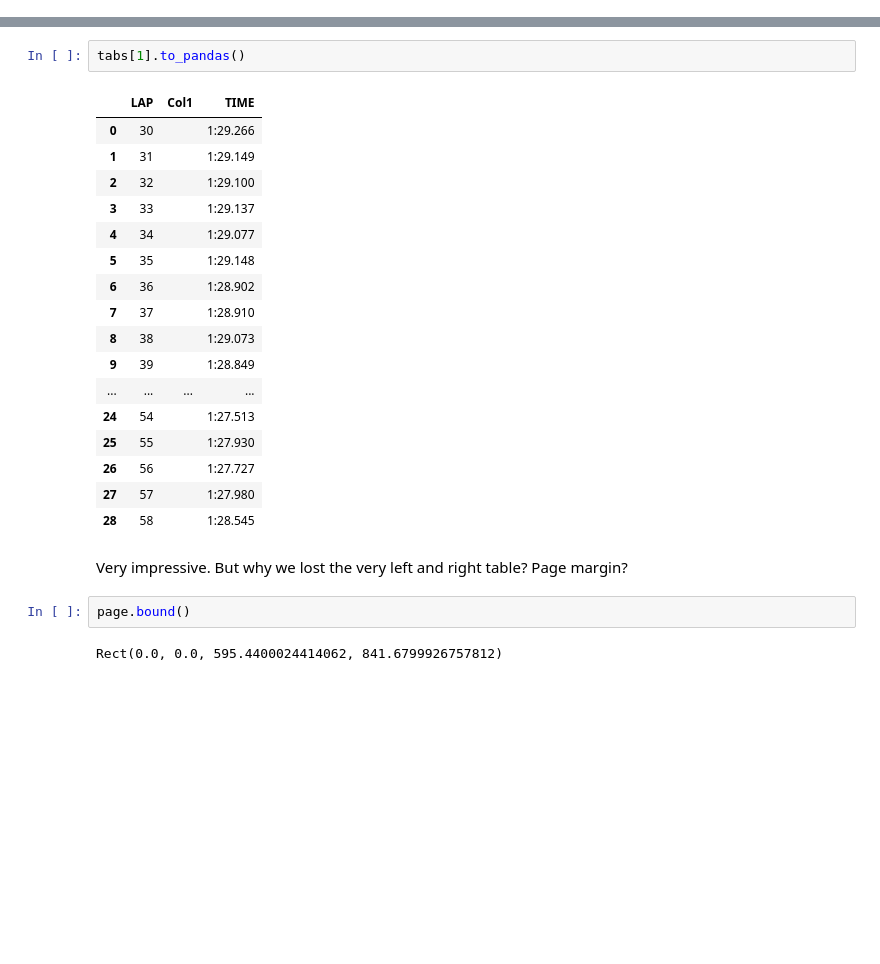
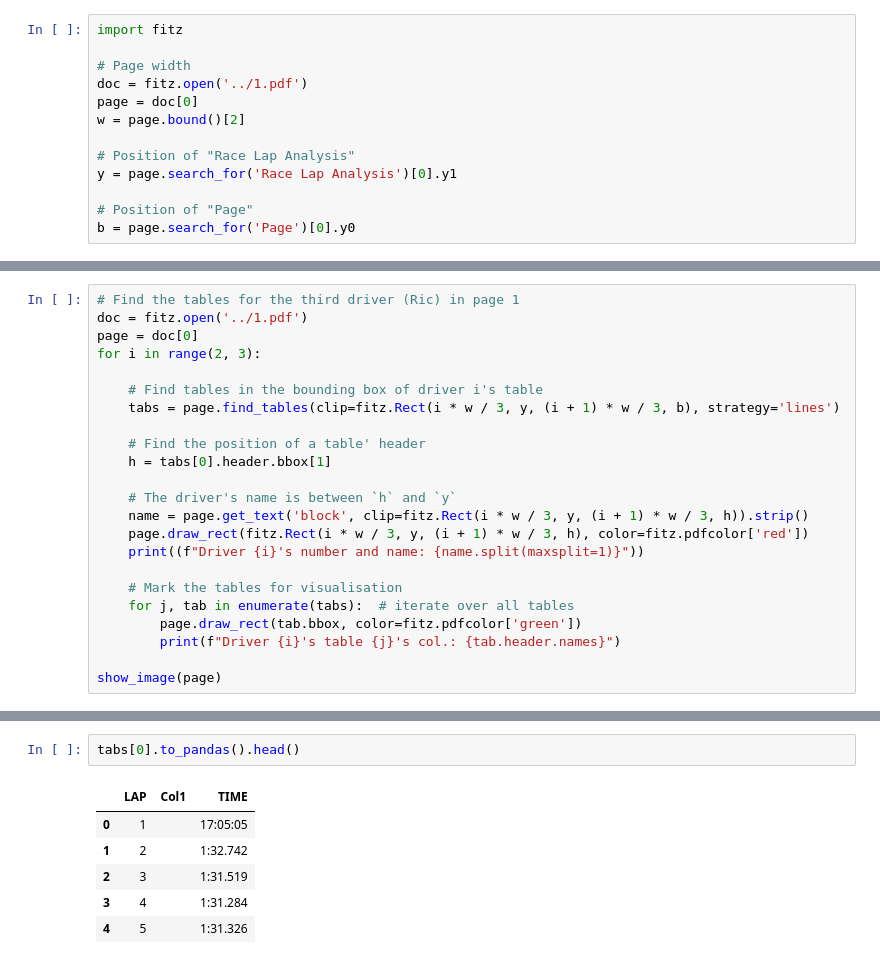
Before and after one commit to harningle/fia-doc, a Jupyter notebook: notebook/parse_race_lap_analysis.ipynb, the cells around one changed output, grey strips where cells are left out. Drawn from its saved outputs; the diff is of its cells as text; blank space fills up the shorter version.

Commit message:
finer parsing of race lap chart

```diff
--- a/notebook/parse_race_lap_analysis.ipynb
+++ b/notebook/parse_race_lap_analysis.ipynb
@@ -74,0 +50,13 @@ Table 4 column names: ['LAP', '', 'TIME'], external: True
+# %%
+import fitz
+
+# Page width
+doc = fitz.open('../1.pdf')
+page = doc[0]
+w = page.bound()[2]
+
+# Position of "Race Lap Analysis"
+y = page.search_for('Race Lap Analysis')[0].y1
+
+# Position of "Page"
+b = page.search_for('Page')[0].y0
@@ -74,0 +67,23 @@ Table 4 column names: ['LAP', '', 'TIME'], external: True
+# %%
+# Find the tables for the third driver (Ric) in page 1
+doc = fitz.open('../1.pdf')
+page = doc[0]
+for i in range(2, 3):
+
+    # Find tables in the bounding box of driver i's table
+    tabs = page.find_tables(clip=fitz.Rect(i * w / 3, y, (i + 1) * w / 3, b), strategy='lines')
+
+    # Find the position of a table' header
+    h = tabs[0].header.bbox[1]
+
+    # The driver's name is between `h` and `y`
+    name = page.get_text('block', clip=fitz.Rect(i * w / 3, y, (i + 1) * w / 3, h)).strip()
+    page.draw_rect(fitz.Rect(i * w / 3, y, (i + 1) * w / 3, h), color=fitz.pdfcolor['red'])
+    print((f"Driver {i}'s number and name: {name.split(maxsplit=1)}"))
+
+    # Mark the tables for visualisation
+    for j, tab in enumerate(tabs):  # iterate over all tables
+        page.draw_rect(tab.bbox, color=fitz.pdfcolor['green'])
+        print(f"Driver {i}'s table {j}'s col.: {tab.header.names}")
+
+show_image(page)
@@ -75,26 +95,9 @@ Table 4 column names: ['LAP', '', 'TIME'], external: True
 # %%
-tabs[1].to_pandas()
+tabs[0].to_pandas().head()
 # %% [output]
 |  | LAP | Col1 | TIME |
-| 0 | 30 |  | 1:29.266 |
-| 1 | 31 |  | 1:29.149 |
-| 2 | 32 |  | 1:29.100 |
-| 3 | 33 |  | 1:29.137 |
-| 4 | 34 |  | 1:29.077 |
-| 5 | 35 |  | 1:29.148 |
-| 6 | 36 |  | 1:28.902 |
-| 7 | 37 |  | 1:28.910 |
-| 8 | 38 |  | 1:29.073 |
-| 9 | 39 |  | 1:28.849 |
-| ... | ... | ... | ... |
-| 24 | 54 |  | 1:27.513 |
-| 25 | 55 |  | 1:27.930 |
-| 26 | 56 |  | 1:27.727 |
-| 27 | 57 |  | 1:27.980 |
-| 28 | 58 |  | 1:28.545 |
+| 0 | 1 |  | 17:05:05 |
+| 1 | 2 |  | 1:32.742 |
+| 2 | 3 |  | 1:31.519 |
+| 3 | 4 |  | 1:31.284 |
+| 4 | 5 |  | 1:31.326 |
-# %% [markdown]
-Very impressive. But why we lost the very left and right table? Page margin?
-# %%
-page.bound()
-# %% [output]
-Rect(0.0, 0.0, 595.4400024414062, 841.6799926757812)
```
Also changed, not shown: parts of 13 cells of this notebook, 1 other file.
